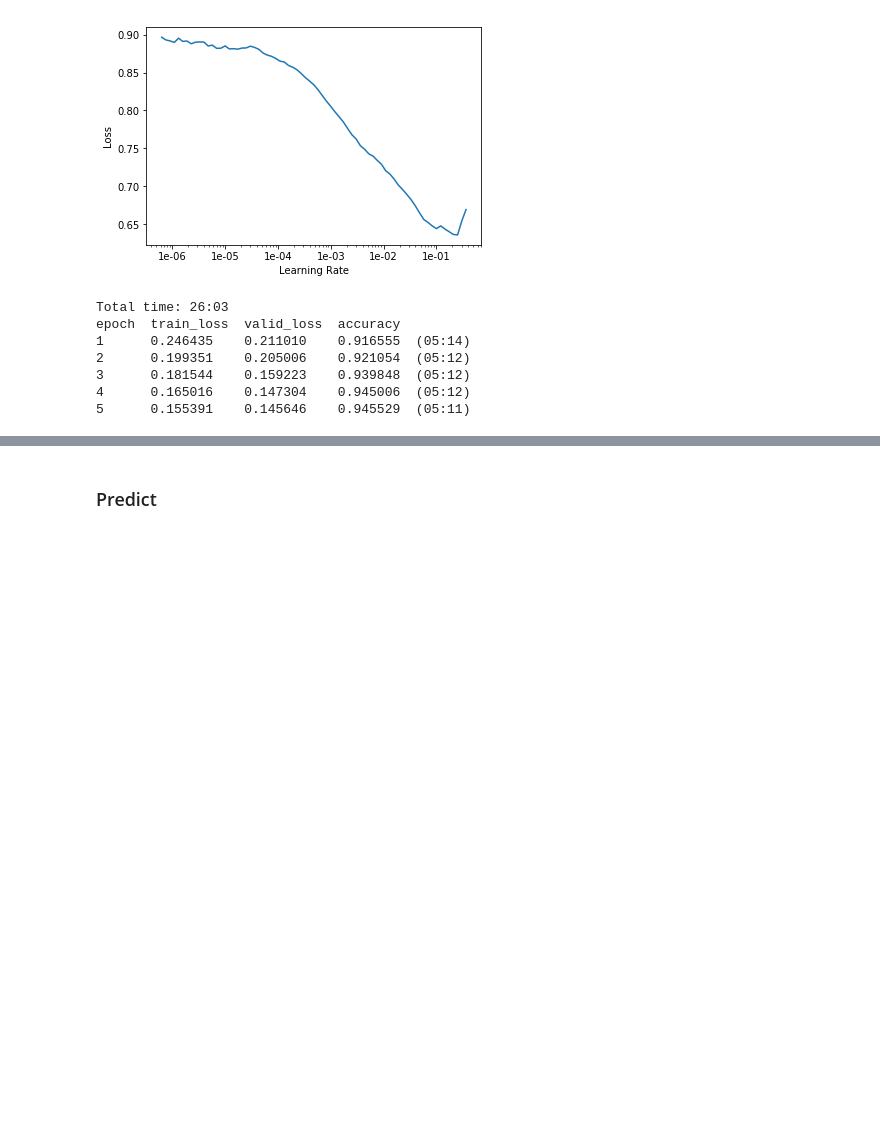
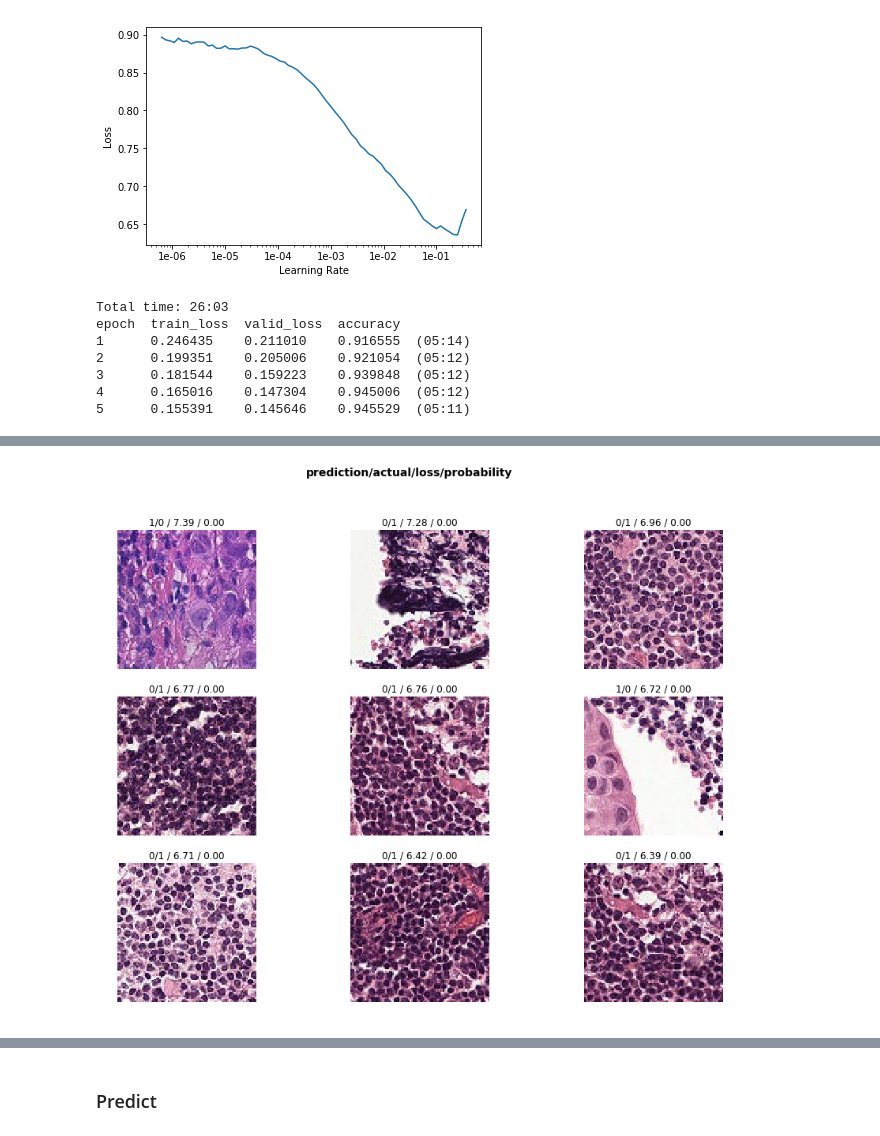
Before and after one commit to ademyanchuk/course-v3, a Jupyter notebook: nbs/dl1/histo-cancer-pred.ipynb, the cells around one changed output, grey strips where cells are left out. Saved outputs shown, nothing was run; the diff lists cells and outputs as text; code cells hidden in the pictures; blank space fills up the shorter version.

```diff
--- a/nbs/dl1/histo-cancer-pred.ipynb
+++ b/nbs/dl1/histo-cancer-pred.ipynb
@@ -121,0 +140,6 @@ learn.load('stage-1-rn34')
+# %%
+interp = ClassificationInterpretation.from_learner(learn)
+# %%
+interp.plot_top_losses(9, figsize=(15,11))
+# %% [output]
+[figure, added]
```
Also changed, not shown: parts of 19 cells of this notebook.
